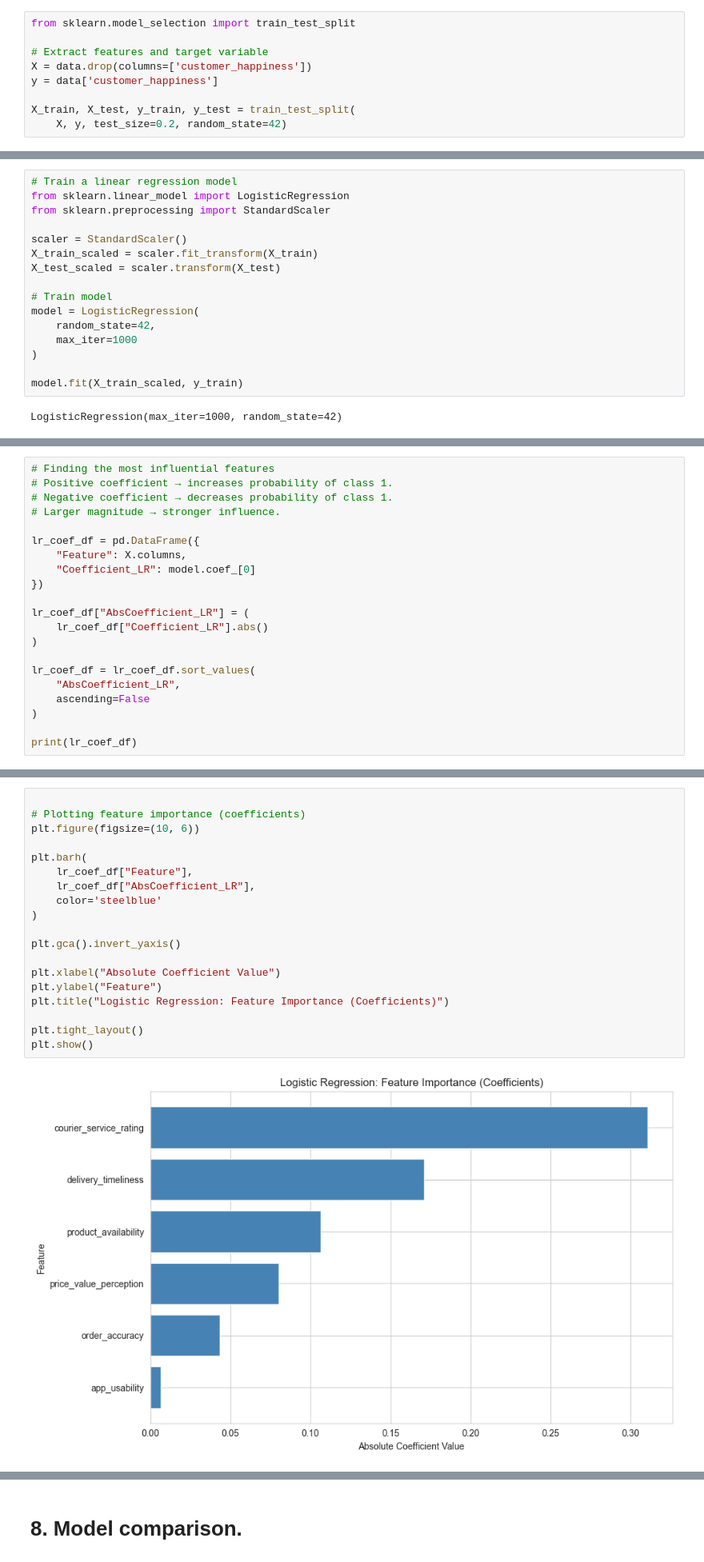
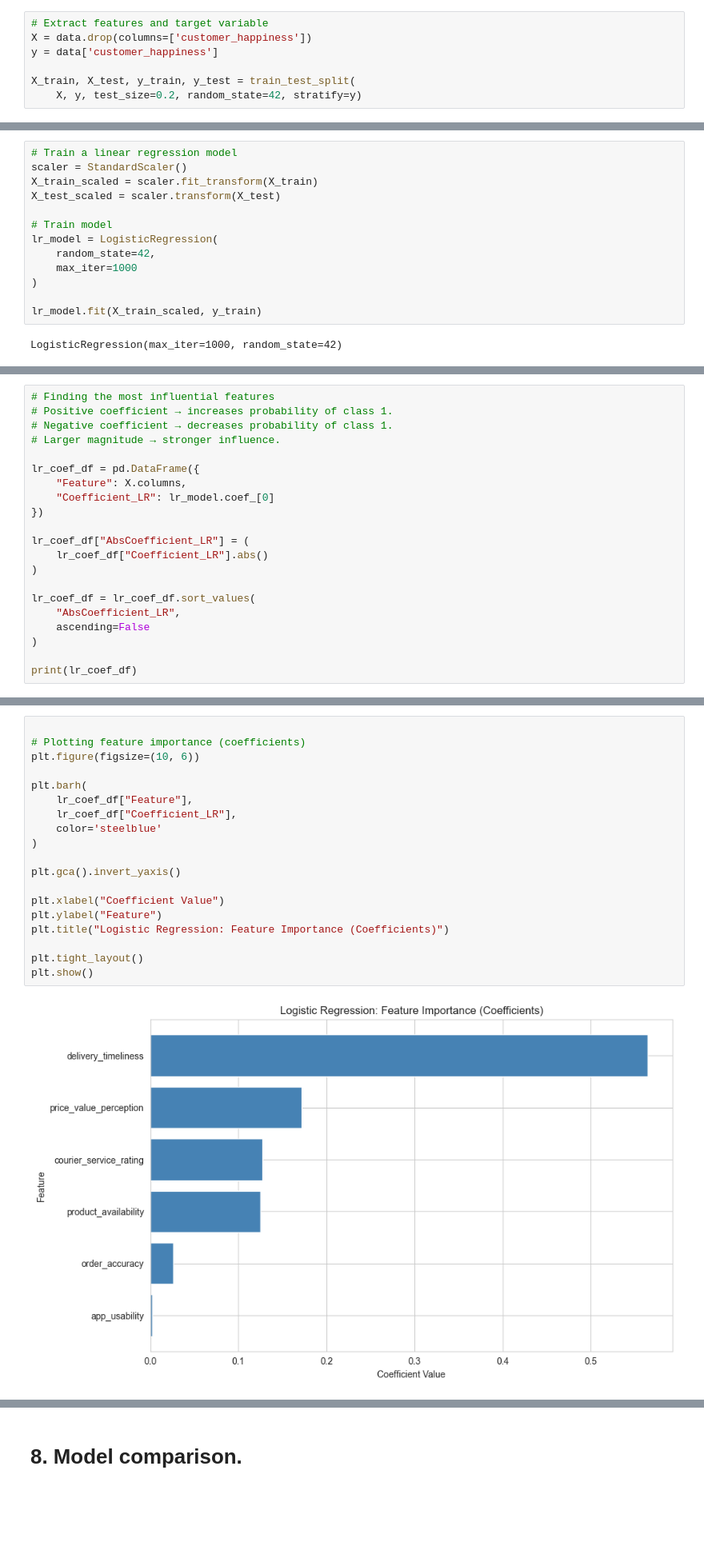
Before and after one commit to tessjacob/aWIwd8dwHJ5J9HTH, a Jupyter notebook: happyCustomersAnalysis.ipynb, the cells around one changed output, grey strips where cells are left out. Shown at 80% size. Saved outputs shown, nothing was run; the diff lists cells and outputs as text; blank space fills up the shorter version.

```diff
--- a/happyCustomersAnalysis.ipynb
+++ b/happyCustomersAnalysis.ipynb
@@ -303,12 +306,10 @@ plt.show()
 # %%
-from sklearn.model_selection import train_test_split
-
 # Extract features and target variable
 X = data.drop(columns=['customer_happiness'])
 y = data['customer_happiness']
 
 X_train, X_test, y_train, y_test = train_test_split(
-    X, y, test_size=0.2, random_state=42)
+    X, y, test_size=0.2, random_state=42, stratify=y)
 # %%
 X_train.shape, y_train.shape, X_test.shape, y_test.shape
 # %% [output]
@@ -327,19 +328,16 @@ from sklearn.metrics import (
 # %%
 # Train a linear regression model
-from sklearn.linear_model import LogisticRegression
-from sklearn.preprocessing import StandardScaler
-
 scaler = StandardScaler()
 X_train_scaled = scaler.fit_transform(X_train)
 X_test_scaled = scaler.transform(X_test)
 
 # Train model
-model = LogisticRegression(
+lr_model = LogisticRegression(
     random_state=42,
     max_iter=1000
 )
 
-model.fit(X_train_scaled, y_train)
+lr_model.fit(X_train_scaled, y_train)
 # %% [output]
 LogisticRegression(max_iter=1000, random_state=42)
 # %%
@@ -381,7 +379,7 @@ weighted avg       0.67      0.64      0.63        22
 
 lr_coef_df = pd.DataFrame({
     "Feature": X.columns,
-    "Coefficient_LR": model.coef_[0]
+    "Coefficient_LR": lr_model.coef_[0]
 })
 
 lr_coef_df["AbsCoefficient_LR"] = (
@@ -405,24 +403,24 @@ print(lr_coef_df)
 # %%
 
 # Plotting feature importance (coefficients)
 plt.figure(figsize=(10, 6))
 
 plt.barh(
     lr_coef_df["Feature"],
-    lr_coef_df["AbsCoefficient_LR"],
+    lr_coef_df["Coefficient_LR"],
     color='steelblue'
 )
 
 plt.gca().invert_yaxis()
 
-plt.xlabel("Absolute Coefficient Value")
+plt.xlabel("Coefficient Value")
 plt.ylabel("Feature")
 plt.title("Logistic Regression: Feature Importance (Coefficients)")
 
 plt.tight_layout()
 plt.show()
 # %% [output]
-[figure, old version]
+[figure, new version]
 # %%
 # Odds ratios
 # Odds Ratio > 1 → increases odds of class 1.
```
Also changed, not shown: parts of 108 cells of this notebook.
